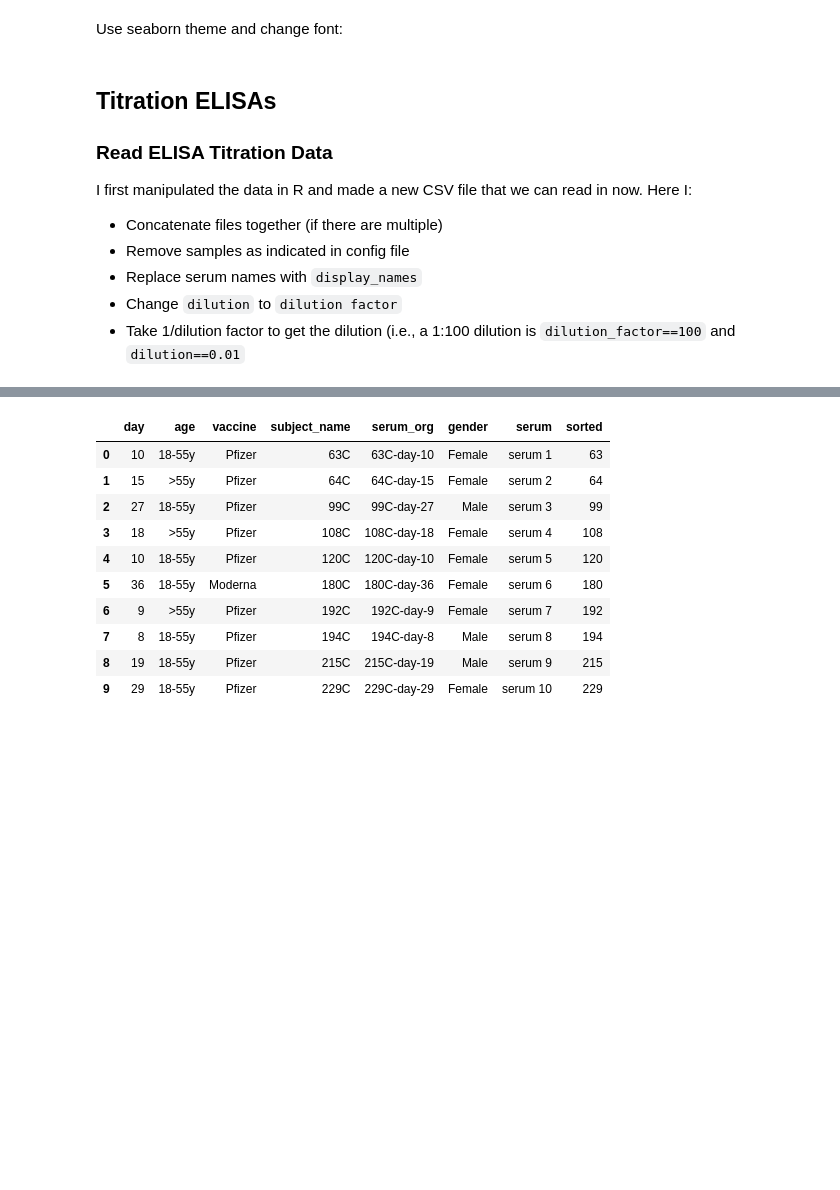
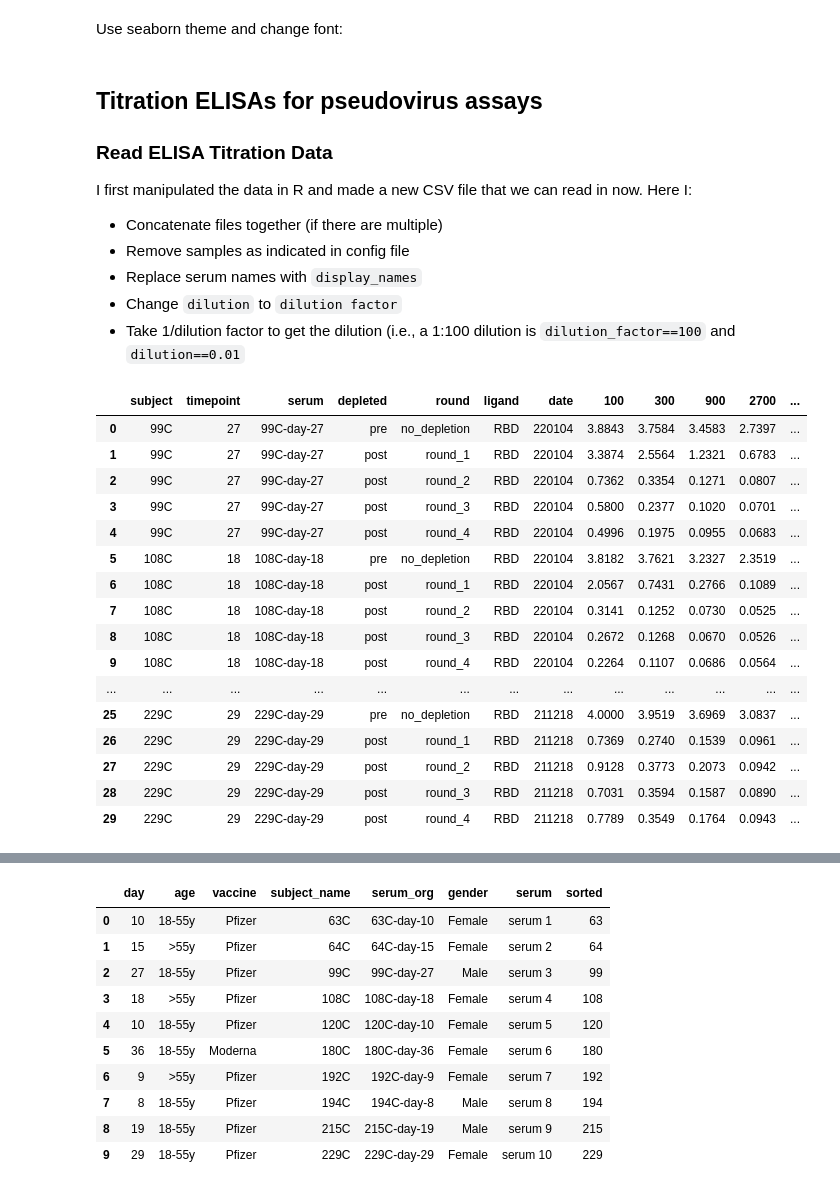
Before and after one commit to jbloomlab/Ace2_expression_neuts, a Jupyter notebook: rbd_depletions.ipynb, the cells around one changed output, grey strips where cells are left out. Cells and saved outputs as stored; diff of their text form; code cells hidden in the pictures; blank space fills up the shorter version.

```diff
--- a/rbd_depletions.ipynb
+++ b/rbd_depletions.ipynb
@@ -43,7 +43,7 @@ plt.style.use('seaborn-white')
 resultsdir=config['resultsdir']
 os.makedirs(resultsdir, exist_ok=True)
 # %% [markdown]
-## Titration ELISAs
+## Titration ELISAs for pseudovirus assays
 
 ### Read ELISA Titration Data
 
@@ -53,4 +53,26 @@ I first manipulated the data in R and made a new CSV file that we can read in no
 * Replace serum names with `display_names`
 * Change `dilution` to `dilution factor`
 * Take 1/dilution factor to get the dilution (i.e., a 1:100 dilution is `dilution_factor==100` and `dilution==0.01`
+# %%
+elisa_pv_df_1 = pd.read_csv(config['elisa_pseudovirus_dil1'])
+
+elisa_pv_df_1
+# %% [output]
+|  | subject | timepoint | serum | depleted | round | ligand | date | 100 | 300 | 900 | 2700 | ... |
+| 0 | 99C | 27 | 99C-day-27 | pre | no_depletion | RBD | 220104 | 3.8843 | 3.7584 | 3.4583 | 2.7397 | ... |
+| 1 | 99C | 27 | 99C-day-27 | post | round_1 | RBD | 220104 | 3.3874 | 2.5564 | 1.2321 | 0.6783 | ... |
+| 2 | 99C | 27 | 99C-day-27 | post | round_2 | RBD | 220104 | 0.7362 | 0.3354 | 0.1271 | 0.0807 | ... |
+| 3 | 99C | 27 | 99C-day-27 | post | round_3 | RBD | 220104 | 0.5800 | 0.2377 | 0.1020 | 0.0701 | ... |
+| 4 | 99C | 27 | 99C-day-27 | post | round_4 | RBD | 220104 | 0.4996 | 0.1975 | 0.0955 | 0.0683 | ... |
+| 5 | 108C | 18 | 108C-day-18 | pre | no_depletion | RBD | 220104 | 3.8182 | 3.7621 | 3.2327 | 2.3519 | ... |
+| 6 | 108C | 18 | 108C-day-18 | post | round_1 | RBD | 220104 | 2.0567 | 0.7431 | 0.2766 | 0.1089 | ... |
+| 7 | 108C | 18 | 108C-day-18 | post | round_2 | RBD | 220104 | 0.3141 | 0.1252 | 0.0730 | 0.0525 | ... |
+| 8 | 108C | 18 | 108C-day-18 | post | round_3 | RBD | 220104 | 0.2672 | 0.1268 | 0.0670 | 0.0526 | ... |
+| 9 | 108C | 18 | 108C-day-18 | post | round_4 | RBD | 220104 | 0.2264 | 0.1107 | 0.0686 | 0.0564 | ... |
+| ... | ... | ... | ... | ... | ... | ... | ... | ... | ... | ... | ... | ... |
+| 25 | 229C | 29 | 229C-day-29 | pre | no_depletion | RBD | 211218 | 4.0000 | 3.9519 | 3.6969 | 3.0837 | ... |
+| 26 | 229C | 29 | 229C-day-29 | post | round_1 | RBD | 211218 | 0.7369 | 0.2740 | 0.1539 | 0.0961 | ... |
+| 27 | 229C | 29 | 229C-day-29 | post | round_2 | RBD | 211218 | 0.9128 | 0.3773 | 0.2073 | 0.0942 | ... |
+| 28 | 229C | 29 | 229C-day-29 | post | round_3 | RBD | 211218 | 0.7031 | 0.3594 | 0.1587 | 0.0890 | ... |
+| 29 | 229C | 29 | 229C-day-29 | post | round_4 | RBD | 211218 | 0.7789 | 0.3549 | 0.1764 | 0.0943 | ... |
 # %%
```
Also changed, not shown: parts of 11 cells of this notebook, 9 other files.
